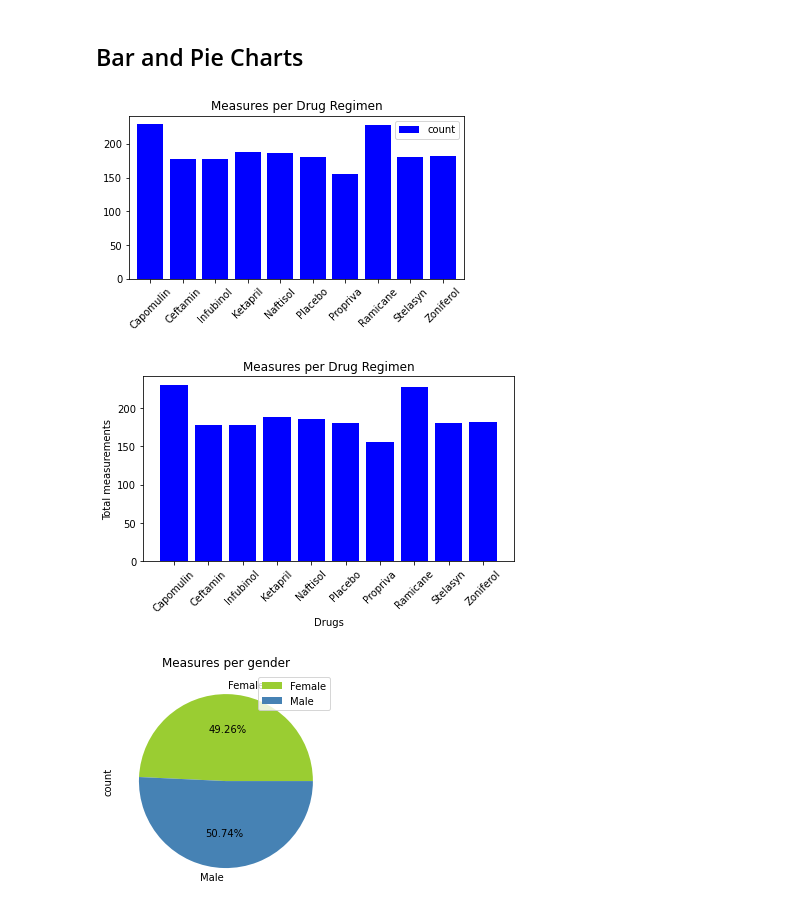
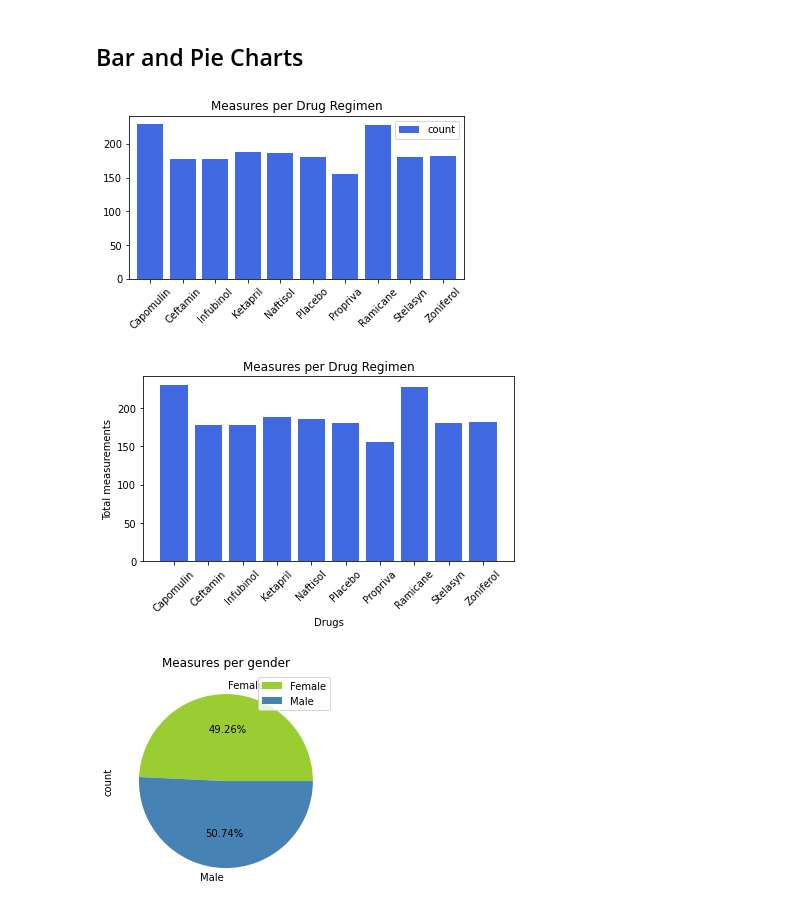
Before and after one commit to skunnath2020/Matplotlib-Challenge, a Jupyter notebook: Pymaceuticals/pymaceuticals_starter.ipynb, the cells around one changed output. Saved outputs shown, nothing was run; the diff lists cells and outputs as text; code cells hidden in the pictures.

```diff
--- a/Pymaceuticals/pymaceuticals_starter.ipynb
+++ b/Pymaceuticals/pymaceuticals_starter.ipynb
@@ -94,14 +94,18 @@ Count of Mouse Ids : 1888
 # Use groupby and summary statistical methods to calculate the following properties of each drug regimen:
 # mean, median, variance, standard deviation, and SEM of the tumor volume.
 # Assemble the resulting series into a single summary dataframe.
-drug_df=pd.DataFrame(clean_data, columns=["Drug Regimen", "Tumor Volume (mm3)"])
-drug_df=drug_df.rename(columns={"Tumor Volume (mm3)" : "Tumor_vol"})
+
+# drug_df=pd.DataFrame(clean_data, columns=["Drug Regimen", "Tumor Volume (mm3)"])
+# drug_df=drug_df.rename(columns={"Tumor Volume (mm3)" : "Tumor_vol"})
+drug_df=pd.DataFrame(clean_data, columns=["Mouse ID", "Drug Regimen", "Tumor Volume (mm3)"])
+drug_df=drug_df.rename(columns={"Mouse ID" : "mouse_id", "Tumor Volume (mm3)" : "Tumor_vol"})
 #print(drug_df)
 mean_ps=drug_df.groupby("Drug Regimen").mean()
 median_ps=drug_df.groupby("Drug Regimen").median()
 var_ps=drug_df.groupby("Drug Regimen").var()
 std_ps=drug_df.groupby("Drug Regimen").std()
 sem_ps=drug_df.groupby("Drug Regimen").sem()
+
 merge1=pd.merge(mean_ps, median_ps, on=['Drug Regimen'])
 merge1=merge1.rename(columns={"Tumor_vol_x" : "Mean",
                               "Tumor_vol_y" : "Median"})
@@ -110,6 +114,7 @@ merge2=pd.merge(merge1, var_ps, on=['Drug Regimen'])
 merge2=merge2.rename(columns={"Tumor_vol" : "Variance" })
 merge3=pd.merge(merge2, std_ps, on=['Drug Regimen'])
 merge3=merge3.rename(columns={"Tumor_vol" : "STD" })
+
 summary_df=pd.merge(merge3, sem_ps, on=['Drug Regimen'])
 summary_df=summary_df.rename(columns={"Tumor_vol" : "SEM"})
 print(summary_df)
@@ -150,19 +155,19 @@ drug_df.groupby('Drug Regimen').Tumor_vol.agg(['mean', 'median','var', 'std', 's
 # %%
 # Generate a bar plot showing the total number of measurements taken on each drug regimen using pandas.
 measures_df=drug_df.groupby('Drug Regimen').Tumor_vol.agg(['count']).reset_index()
-p_plot = measures_df.plot(kind="bar",title='Measures per Drug Regimen',figsize=(6,3), color='blue', width=0.8 )
+p_plot = measures_df.plot(kind="bar",title='Measures per Drug Regimen',figsize=(6,3), color='royalblue', width=0.8 )
 # PandasPlot.set_xticklabels() can be used to set the tick labels as well
 p_plot.set_xticklabels(measures_df['Drug Regimen'], rotation=45)
 plt.show()
 # %% [output]
-[figure, old version]
+[figure, new version]
 # %%
 # Generate a bar plot showing the total number of measurements taken on each drug regimen using pyplot.
 measures_df=drug_df.groupby('Drug Regimen').Tumor_vol.agg(['count']).reset_index()
 x_axis=measures_df["Drug Regimen"]
 y_axis=measures_df["count"]
 tick_locations = [value for value in x_axis]
-plt.bar(x_axis, y_axis, color='blue')
+plt.bar(x_axis, y_axis, color='royalblue')
 plt.title("Measures per Drug Regimen")
 plt.xlabel("Drugs")
 plt.ylabel("Total measurements")
@@ -170,7 +175,7 @@ plt.xticks(tick_locations, measures_df['Drug Regimen'], rotation=45)
 plt.tight_layout()
 plt.show()
 # %% [output]
-[figure, old version]
+[figure, new version]
 # %%
 # Generate a pie plot showing the distribution of female versus male mice using pandas
 gender_df=clean_data.groupby('Sex').Sex.agg(['count']).reset_index()
```
Also changed, not shown: parts of 2 cells of this notebook.
